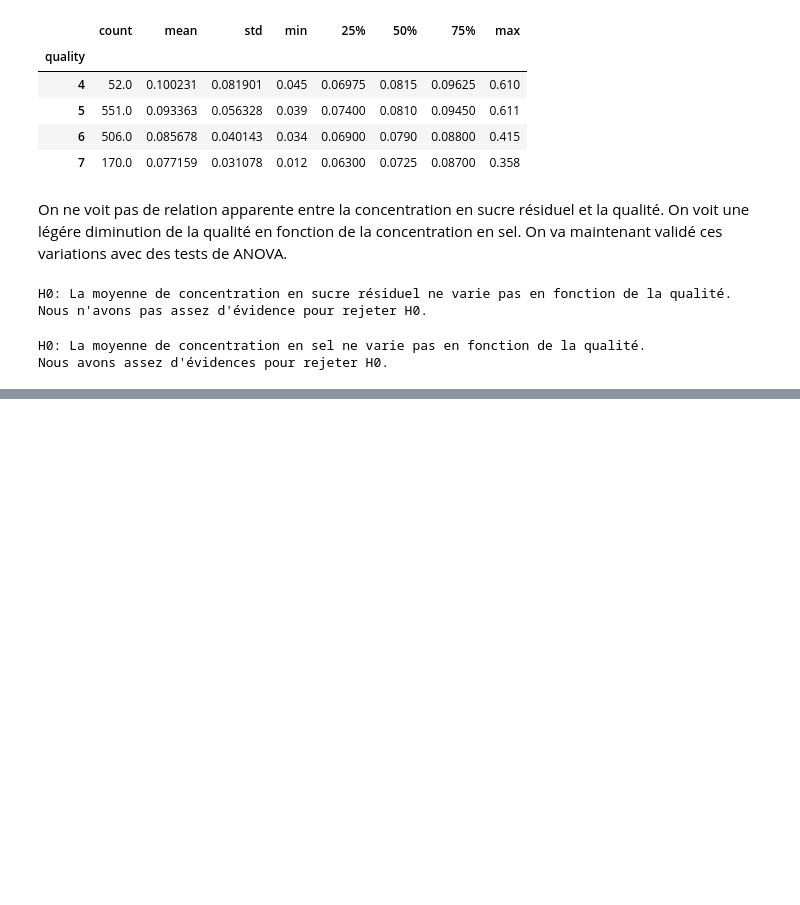
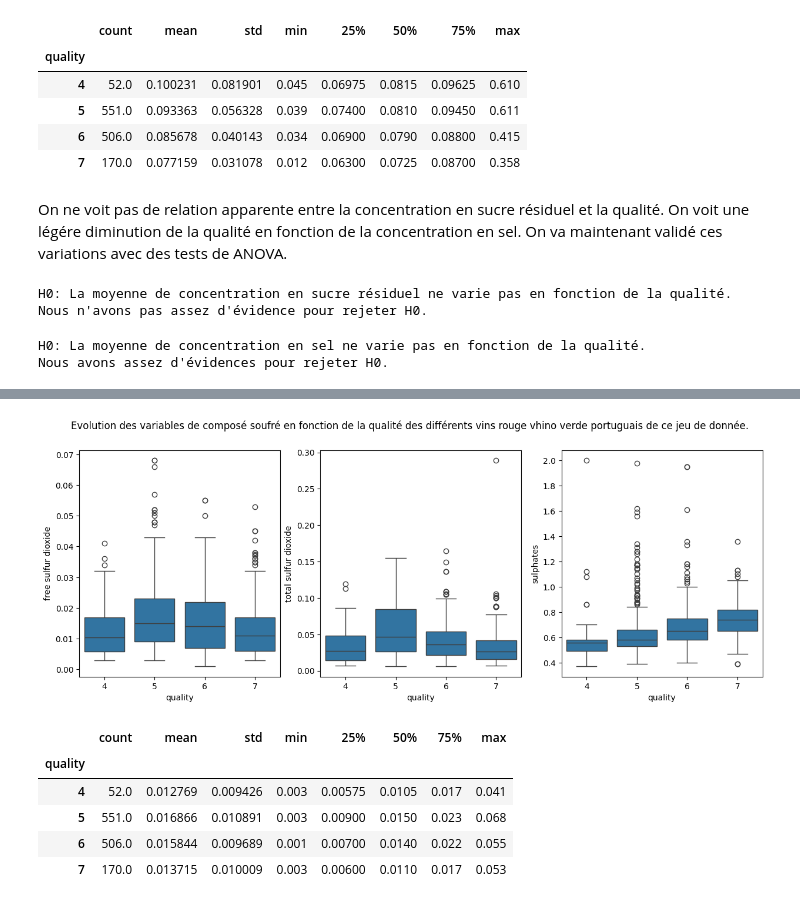
Before and after one commit to fmazur57u/WineQualityPrediction, a Jupyter notebook: winePrediction.ipynb, the cells around one changed output, grey strips where cells are left out. Drawn from its saved outputs; the diff is of its cells as text; code cells hidden in the pictures; blank space fills up the shorter version.

```diff
--- a/winePrediction.ipynb
+++ b/winePrediction.ipynb
@@ -669,0 +518,19 @@ On observe un absence de corrélation entre la conentraion en sel et la concentr
+# %%
+fig, ax = plt.subplots(1, 3)
+fig.set_size_inches(15, 5)
+plt.suptitle(
+    "Evolution des variables de composé soufré en fonction de la qualité des différents vins rouge vhino verde portuguais de ce jeu de donnée."
+)
+sns.boxplot(data=analyse_set, x="quality", y="free sulfur dioxide", ax=ax[0])
+sns.boxplot(data=analyse_set, x="quality", y="total sulfur dioxide", ax=ax[1])
+sns.boxplot(data=analyse_set, x="quality", y="sulphates", ax=ax[2])
+plt.show()
+analyse_set.groupby("quality")["free sulfur dioxide"].describe()
+# %% [output]
+[figure, added]
+|  | count | mean | std | min | 25% | 50% | 75% | max |
+| quality |  |  |  |  |  |  |  |  |
+| 4 | 52.0 | 0.012769 | 0.009426 | 0.003 | 0.00575 | 0.0105 | 0.017 | 0.041 |
+| 5 | 551.0 | 0.016866 | 0.010891 | 0.003 | 0.00900 | 0.0150 | 0.023 | 0.068 |
+| 6 | 506.0 | 0.015844 | 0.009689 | 0.001 | 0.00700 | 0.0140 | 0.022 | 0.055 |
+| 7 | 170.0 | 0.013715 | 0.010009 | 0.003 | 0.00600 | 0.0110 | 0.017 | 0.053 |
```
Also changed, not shown: parts of 29 cells of this notebook.
